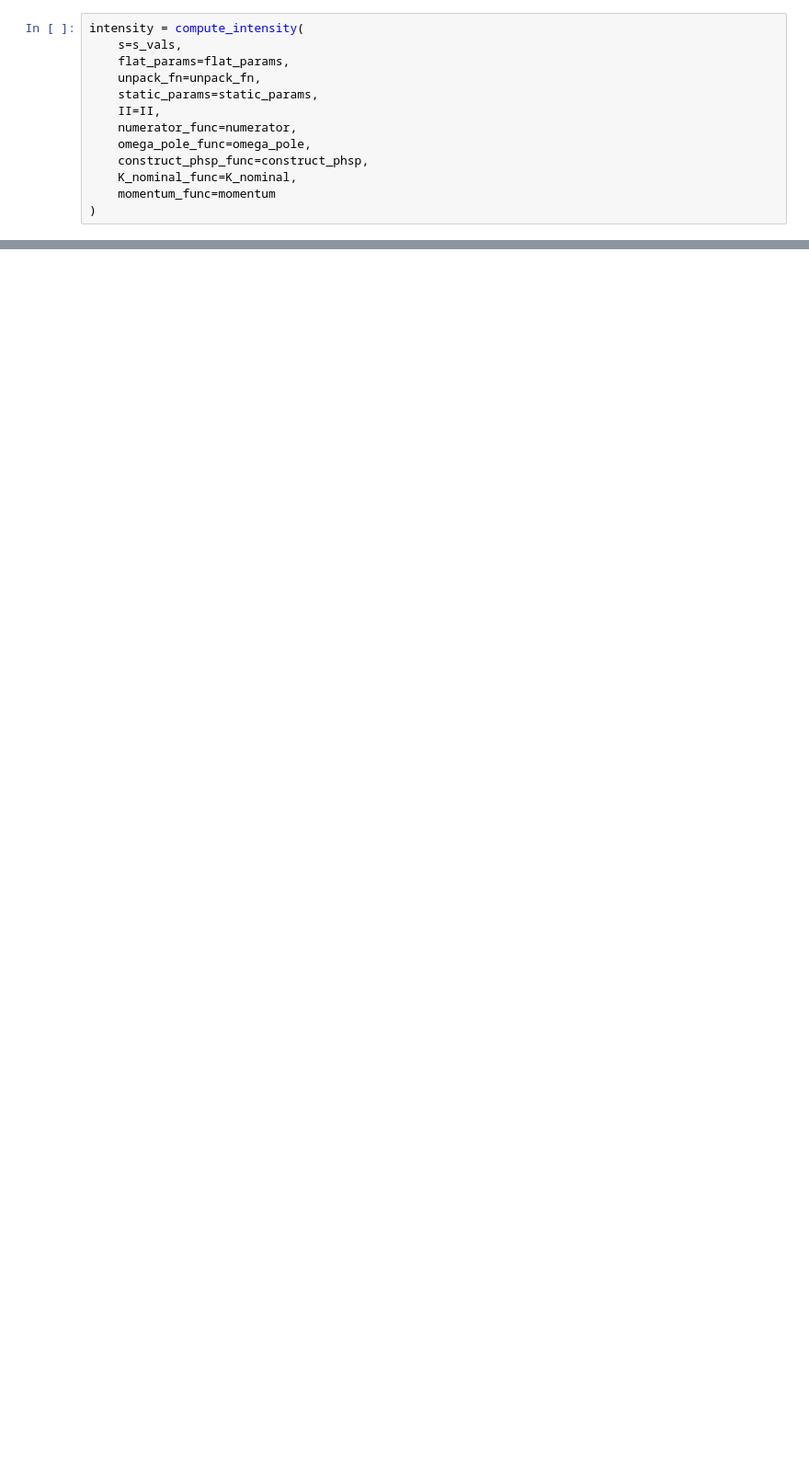
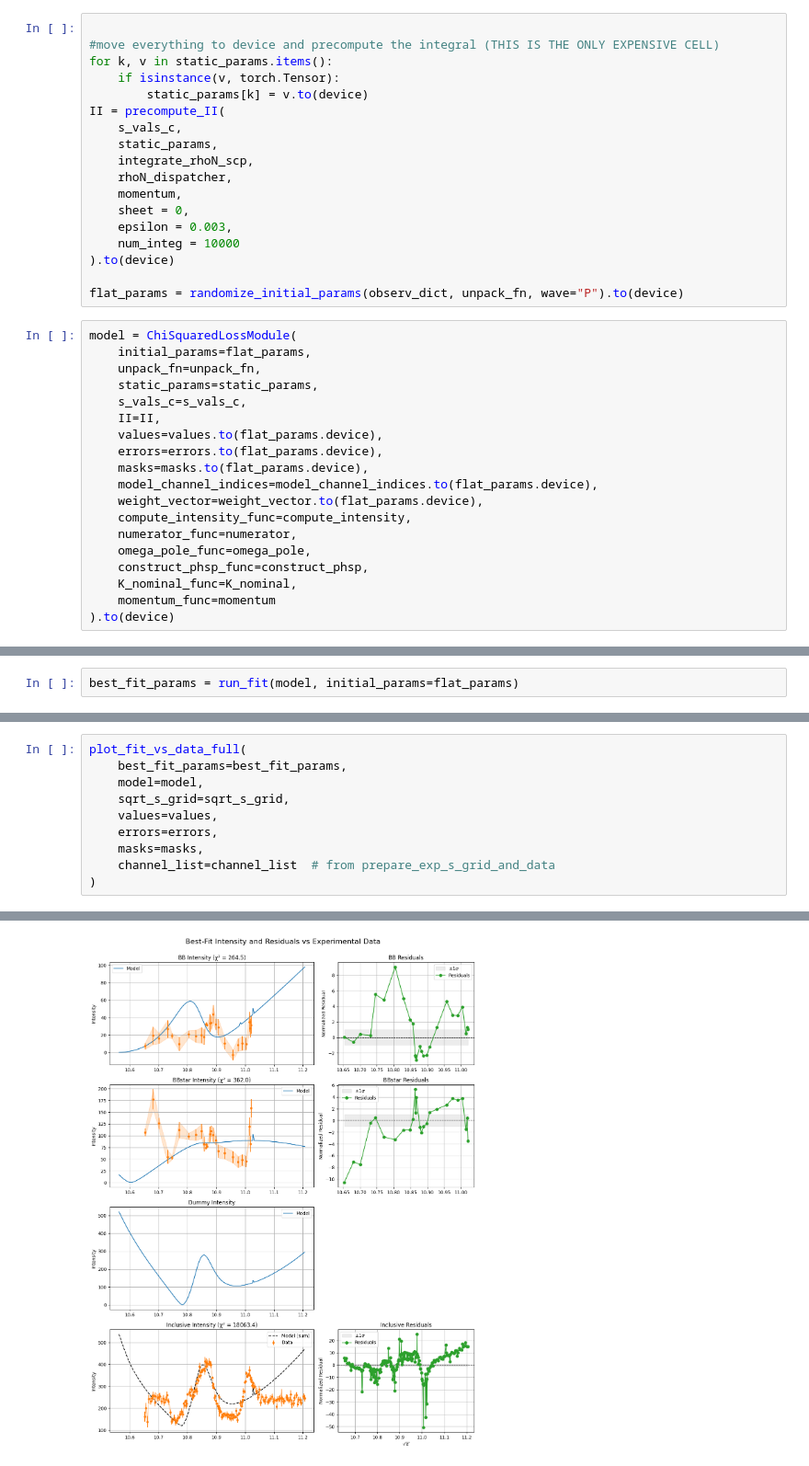
Before and after one commit to smithwya/GWAi-PWA, a Jupyter notebook: GWAI-reboot.ipynb, the cells around one changed output, grey strips where cells are left out. Shown: that part at 92% size. Saved outputs shown, nothing was run; the diff lists cells and outputs as text; blank space fills up the shorter version.

```diff
--- a/GWAI-reboot.ipynb
+++ b/GWAI-reboot.ipynb
@@ -10,13 +22,37 @@ II = precompute_II(s_vals, static_params, integrate_rhoN_scp, rhoN_dispatcher, m
+# %%
+
+#move everything to device and precompute the integral (THIS IS THE ONLY EXPENSIVE CELL)
+for k, v in static_params.items():
+    if isinstance(v, torch.Tensor):
+        static_params[k] = v.to(device)
+II = precompute_II(
+    s_vals_c,
+    static_params,
+    integrate_rhoN_scp,
+    rhoN_dispatcher,
+    momentum,
+    sheet = 0,
+    epsilon = 0.003,
+    num_integ = 10000
+).to(device)
+
+flat_params = randomize_initial_params(observ_dict, unpack_fn, wave="P").to(device)
 # %%
-intensity = compute_intensity(
-    s=s_vals,
-    flat_params=flat_params,
+model = ChiSquaredLossModule(
+    initial_params=flat_params,
     unpack_fn=unpack_fn,
     static_params=static_params,
+    s_vals_c=s_vals_c,
     II=II,
+    values=values.to(flat_params.device),
+    errors=errors.to(flat_params.device),
+    masks=masks.to(flat_params.device),
+    model_channel_indices=model_channel_indices.to(flat_params.device),
+    weight_vector=weight_vector.to(flat_params.device),
+    compute_intensity_func=compute_intensity,
     numerator_func=numerator,
     omega_pole_func=omega_pole,
     construct_phsp_func=construct_phsp,
     K_nominal_func=K_nominal,
     momentum_func=momentum
-)
+).to(device)
@@ -47,0 +59,2 @@ plt.show()
+# %%
+best_fit_params = run_fit(model, initial_params=flat_params)
@@ -47,0 +79,11 @@ plt.show()
+# %%
+plot_fit_vs_data_full(
+    best_fit_params=best_fit_params,
+    model=model,
+    sqrt_s_grid=sqrt_s_grid,
+    values=values,
+    errors=errors,
+    masks=masks,
+    channel_list=channel_list  # from prepare_exp_s_grid_and_data
+)
+# %% [output]
@@ -47,0 +91 @@ plt.show()
+[figure, added]
```
Also changed, not shown: parts of 11 cells of this notebook, 5 other files.
